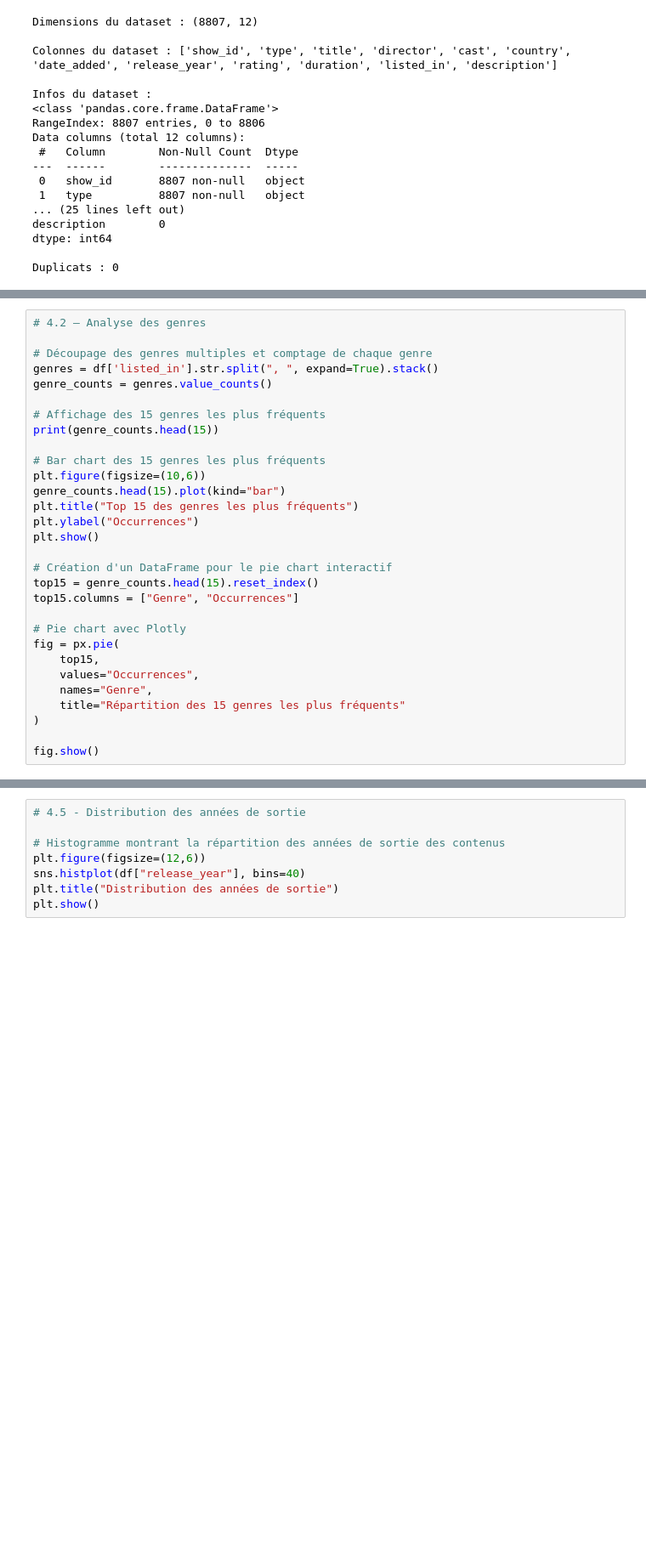
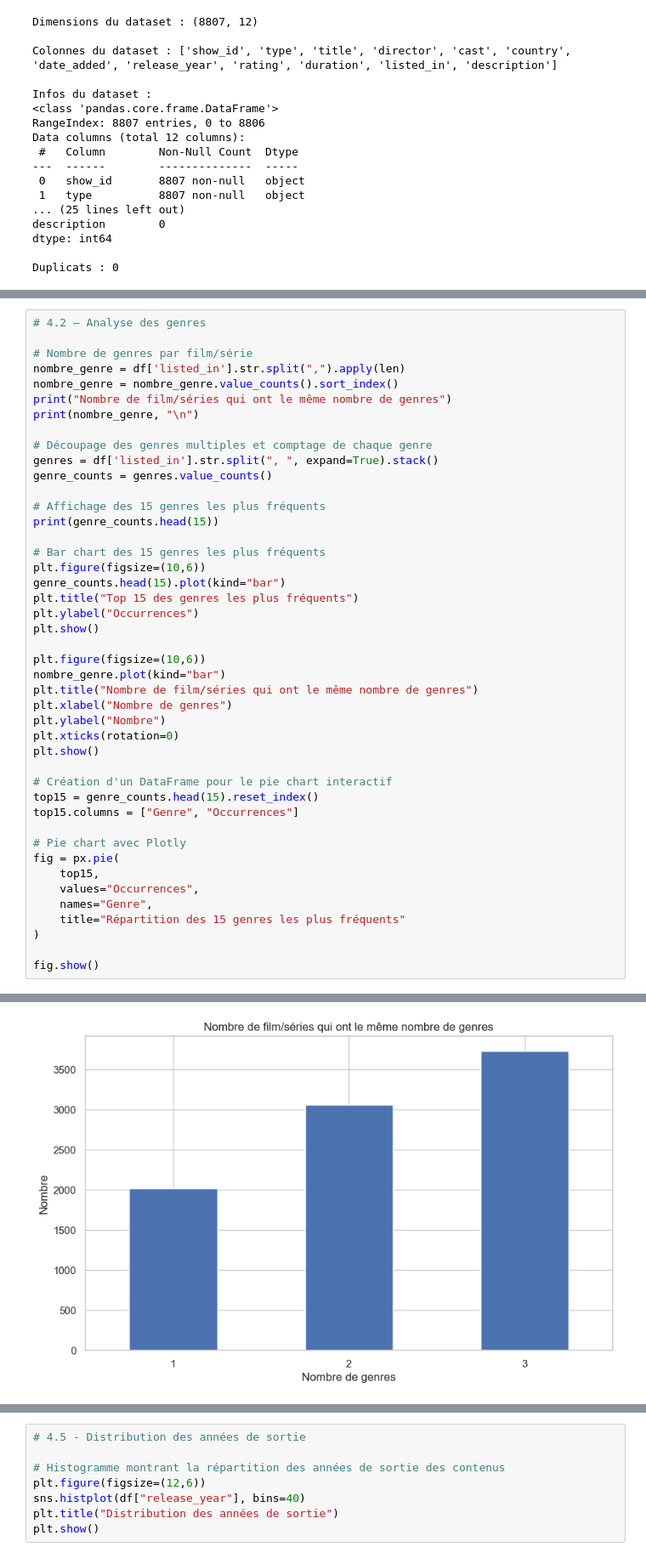
Before and after one commit to ShepherdPoggers/analyseDeDonnee, a Jupyter notebook: analyseNetflix/src/analyseNetflix.ipynb, the cells around one changed output, grey strips where cells are left out. Shown at 85% size. Cells and saved outputs as stored; diff of their text form; blank space fills up the shorter version.

```diff
--- a/analyseNetflix/src/analyseNetflix.ipynb
+++ b/analyseNetflix/src/analyseNetflix.ipynb
@@ -164,6 +165,12 @@ release_year
 [74 rows x 3 columns]
 # %%
 # 4.2 — Analyse des genres
+
+# Nombre de genres par film/série
+nombre_genre = df['listed_in'].str.split(",").apply(len)
+nombre_genre = nombre_genre.value_counts().sort_index()
+print("Nombre de film/séries qui ont le même nombre de genres")
+print(nombre_genre, "\n")
 
 # Découpage des genres multiples et comptage de chaque genre
 genres = df['listed_in'].str.split(", ", expand=True).stack()
@@ -179,6 +186,14 @@ plt.title("Top 15 des genres les plus fréquents")
 plt.ylabel("Occurrences")
 plt.show()
 
+plt.figure(figsize=(10,6))
+nombre_genre.plot(kind="bar")
+plt.title("Nombre de film/séries qui ont le même nombre de genres")
+plt.xlabel("Nombre de genres")
+plt.ylabel("Nombre")
+plt.xticks(rotation=0)
+plt.show()
+
 # Création d'un DataFrame pour le pie chart interactif
 top15 = genre_counts.head(15).reset_index()
 top15.columns = ["Genre", "Occurrences"]
@@ -208,8 +224,9 @@ Thrillers                    577
 Crime TV Shows               470
 Kids' TV                     451
 Docuseries                   395
 Name: count, dtype: int64
 [figure]
+[figure, added]
 # %%
 # 4.3 — Analyse géographique
 
```
Also changed, not shown: parts of 3 cells of this notebook.
